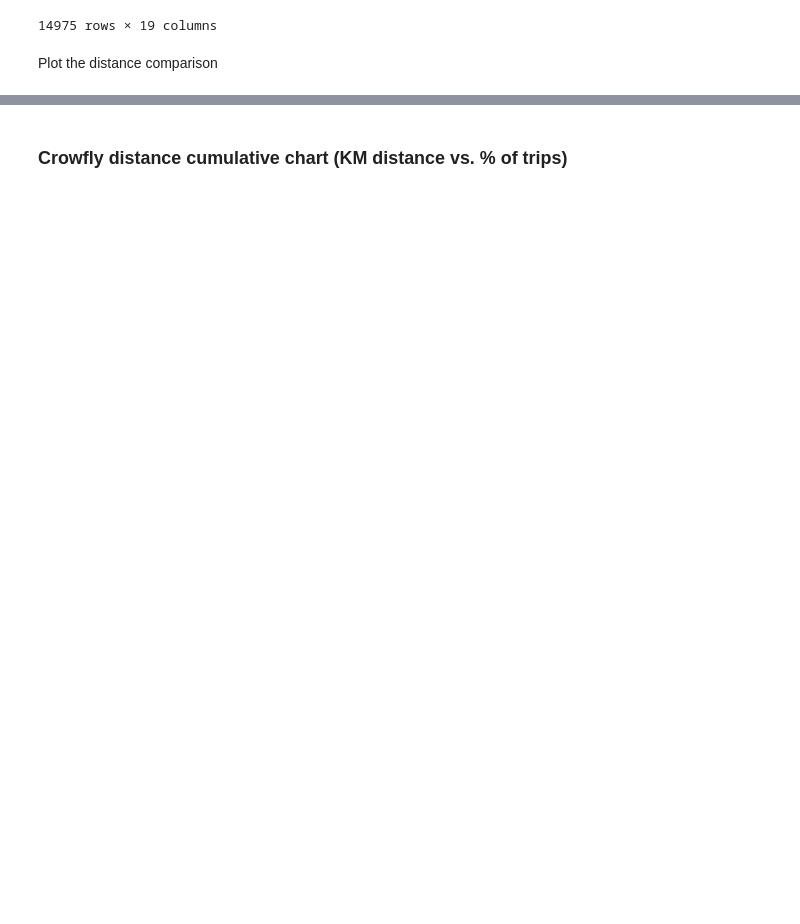
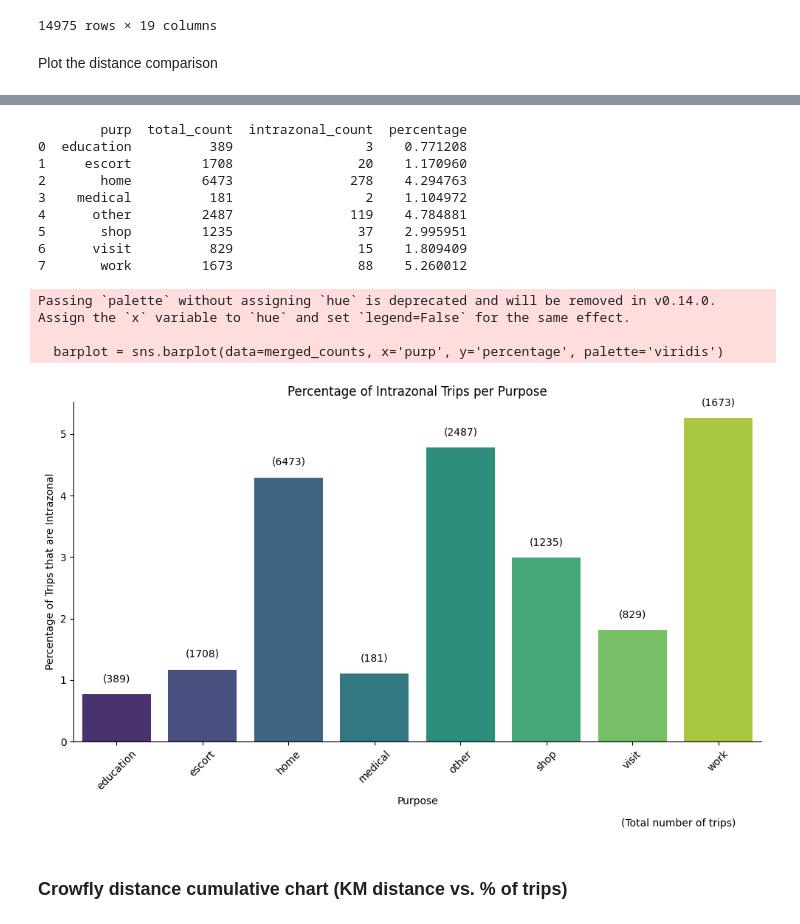
Before and after one commit to Urban-Analytics-Technology-Platform/acbm, a Jupyter notebook: notebooks/5_validate_outputs.ipynb, the cells around one changed output, grey strips where cells are left out. Drawn from its saved outputs; the diff is of its cells as text; code cells hidden in the pictures; blank space fills up the shorter version.

Commit message:
intrazonal trips

```diff
--- a/notebooks/5_validate_outputs.ipynb
+++ b/notebooks/5_validate_outputs.ipynb
@@ -748,0 +729,3 @@ legs_nts_test['dact']
+# %%
+# add binary column to identify intrazonal trips
+legs_acbm['intrazonal'] = legs_acbm['ozone'] == legs_acbm['dzone']
@@ -749,2 +746,59 @@ legs_nts_test['dact']
+# %%
+# Total number of trips per trip purpose
+total_counts = legs_acbm.groupby('purp').size().reset_index(name='total_count')
+
+# Filter the DataFrame to include only rows where intrazonal_trips is TRUE
+intrazonal_trips_true = legs_acbm[legs_acbm['intrazonal'] == True]
+
+# Total number of intrazonal trips per trip purpose
+intrazonal_counts = intrazonal_trips_true.groupby('purp').size().reset_index(name='intrazonal_count')
+
+# Merge the two DataFrames and calculate intrazonal %
+merged_counts = pd.merge(total_counts, intrazonal_counts, on='purp', how='left')
+# Fill NaN values with 0 (in case there are purp groups with no intrazonal trips)
+merged_counts['intrazonal_count'] = merged_counts['intrazonal_count'].fillna(0)
+# Calculate the percentage of intrazonal trips
+merged_counts['percentage'] = (merged_counts['intrazonal_count'] / merged_counts['total_count']) * 100
+
+# Print the resulting DataFrame
+print(merged_counts)
+
+# Create the bar plot
+plt.figure(figsize=(10, 6))
+barplot = sns.barplot(data=merged_counts, x='purp', y='percentage', palette='viridis')
+plt.title('Percentage of Intrazonal Trips per Purpose')
+plt.xlabel('Purpose')
+plt.ylabel('Percentage of Trips that are Intrazonal')
+plt.xticks(rotation=45)
+
+# Add text annotations above each bar
+for index, row in merged_counts.iterrows():
+    barplot.text(index, row['percentage'] + 0.2, f"({int(row['total_count'])})", color='black', ha="center")
+
+# Remove the top and right spines (box frame) from the plot
+barplot.spines['top'].set_visible(False)
+barplot.spines['right'].set_visible(False)
+
+
+
+# Add footnote on the right below the plot
+plt.figtext(0.95, -0.02, '(Total number of trips)', ha='right', fontsize=10)
+
+plt.tight_layout()
+plt.show()
+# %% [output]
+        purp  total_count  intrazonal_count  percentage
+0  education          389                 3    0.771208
+1     escort         1708                20    1.170960
+2       home         6473               278    4.294763
+3    medical          181                 2    1.104972
+4      other         2487               119    4.784881
+5       shop         1235                37    2.995951
+6      visit          829                15    1.809409
+7       work         1673                88    5.260012
+Passing `palette` without assigning `hue` is deprecated and will be removed in v0.14.0. Assign the `x` variable to `hue` and set `legend=False` for the same effect.
+
+  barplot = sns.barplot(data=merged_counts, x='purp', y='percentage', palette='viridis')
+[figure, added]
 # %% [markdown]
 ### Crowfly distance cumulative chart (KM distance vs. % of trips)
```
Also changed, not shown: parts of 16 cells of this notebook.
